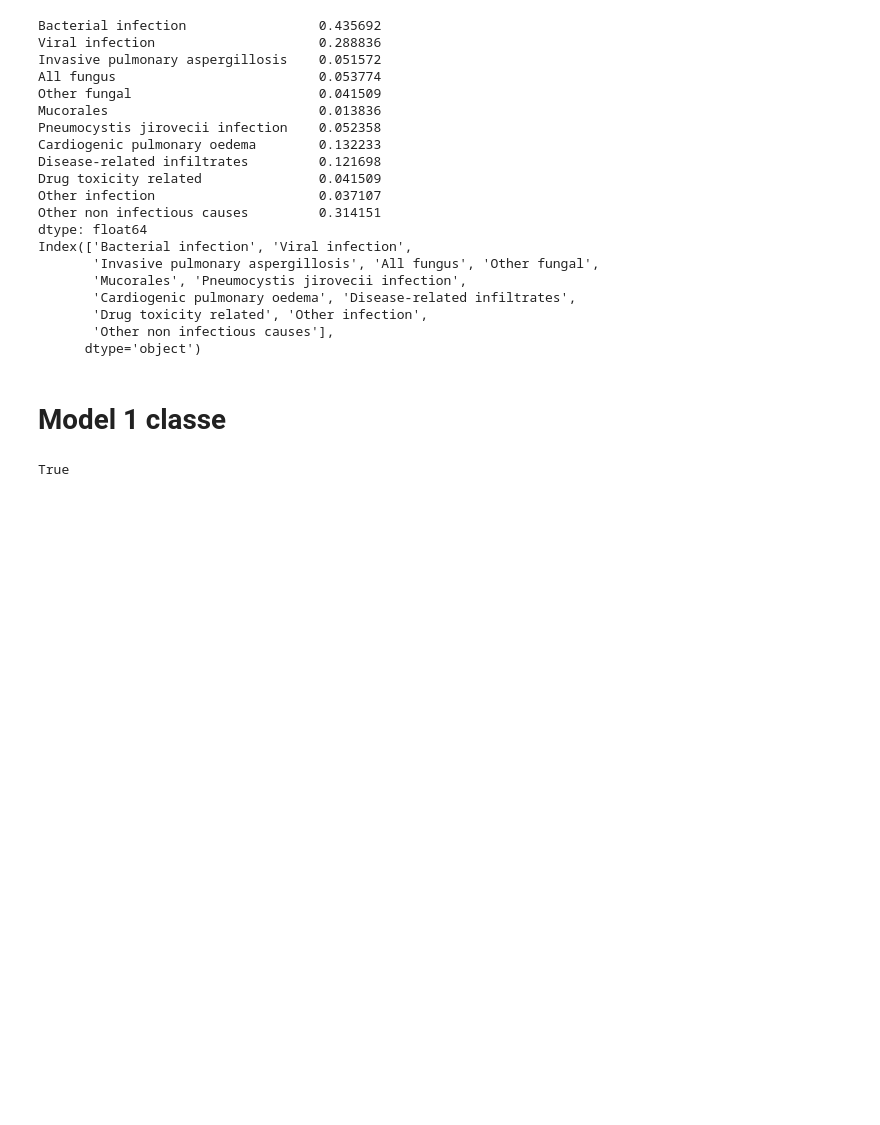
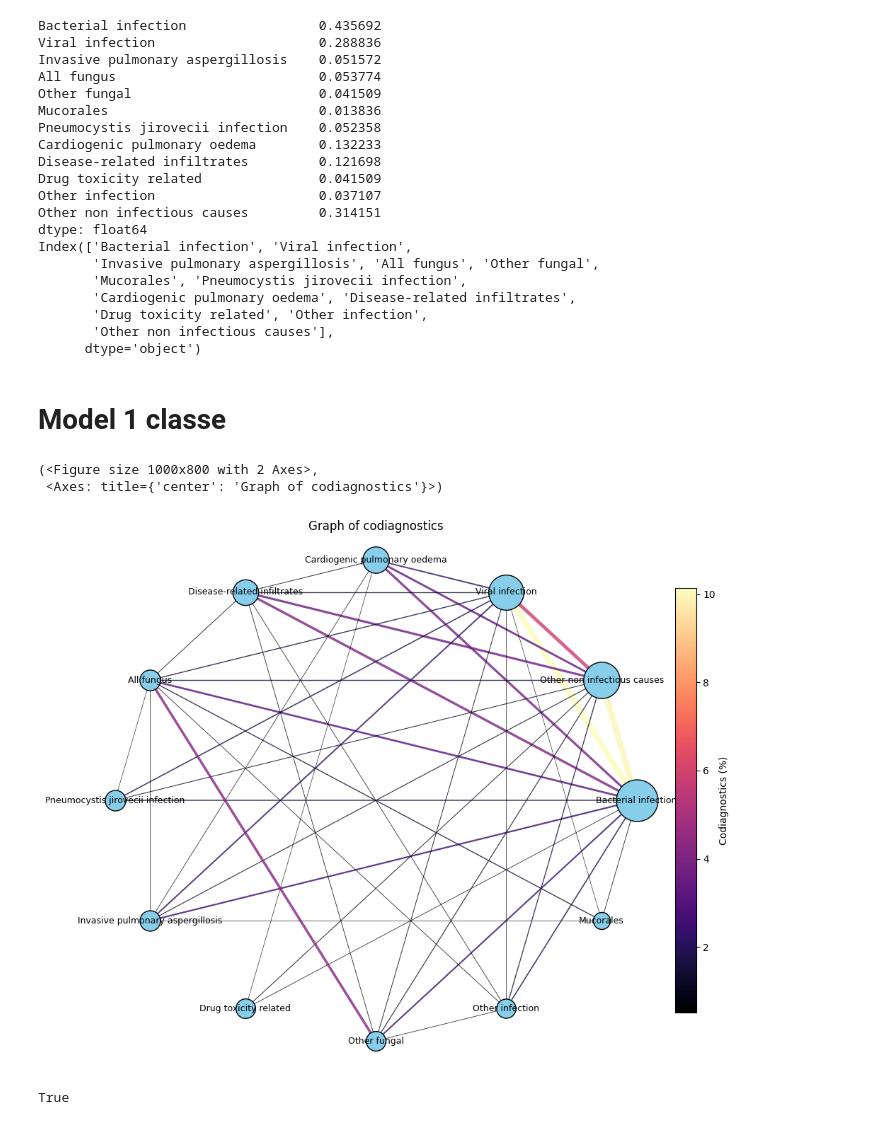
Before and after one commit to Romain-Forte/respiratory_diagnostics, a Jupyter notebook: dev_algo.ipynb, the cells around one changed output. Saved outputs shown, nothing was run; the diff lists cells and outputs as text; code cells hidden in the pictures; blank space fills up the shorter version.

```diff
--- a/dev_algo.ipynb
+++ b/dev_algo.ipynb
@@ -14,6 +14,7 @@ from utils.data_quality import nettoyer_nan_par_colonne
 from utils.data_quality import analyser_nan,nettoyer_lignes_vides,nettoyer_colonnes
 from utils.feature_loader import load_feature_lists, load_diagnostic_feature_map
 import sys
+
 # loads the col
 FEATURE_CONFIG_PATH = "utils/feature_columns.json"
 feature_lists = load_feature_lists(FEATURE_CONFIG_PATH)
@@ -44,7 +45,7 @@ df_col_utils = df[Liste_features]
 df_category = df[features_etiology]
 df_death = df[features_death]
 DIAGNOSTIC_FEATURES = diagnostic_feature_map
-L_fill_mediane = ["Age"	,"Time H-ICU"	,"TIME SYMPTOMES-ICU","SOFA_score",
+L_fill_mediane = ["Age"	,"Time H-ICU"	,"TIME SYMPTOMES-ICU","SOFA_score",'Time  DG-ICU',
                   "Neutrophils","Temp","SpO2","PaO2/FiO2 VALUE VALUE","Resp_rate","Leukocytes","Quad_no","Charlson_index"]
 strategie_fill_nan = {
     col: "median" if col in L_fill_mediane else "zero"
@@ -234,6 +234,15 @@ Index(['Bacterial infection', 'Viral infection',
       dtype='object')
 # %% [markdown]
 # Model 1 classe
+# %%
+
+sys.modules.pop('utils.stats_dataset', None)
+from utils.visualisation import plot_multilabel_network_matplotlib
+plot_multilabel_network_matplotlib(df_labels_fusion,normalize="percent",edge_threshold=0.5)
+# %% [output]
+(<Figure size 1000x800 with 2 Axes>,
+ <Axes: title={'center': 'Graph of codiagnostics'}>)
+[figure, added]
 # %%
 import os
 target_col =  'Bacterial infection'
```
Also changed, not shown: parts of 1 cell of this notebook, 7 other files.
